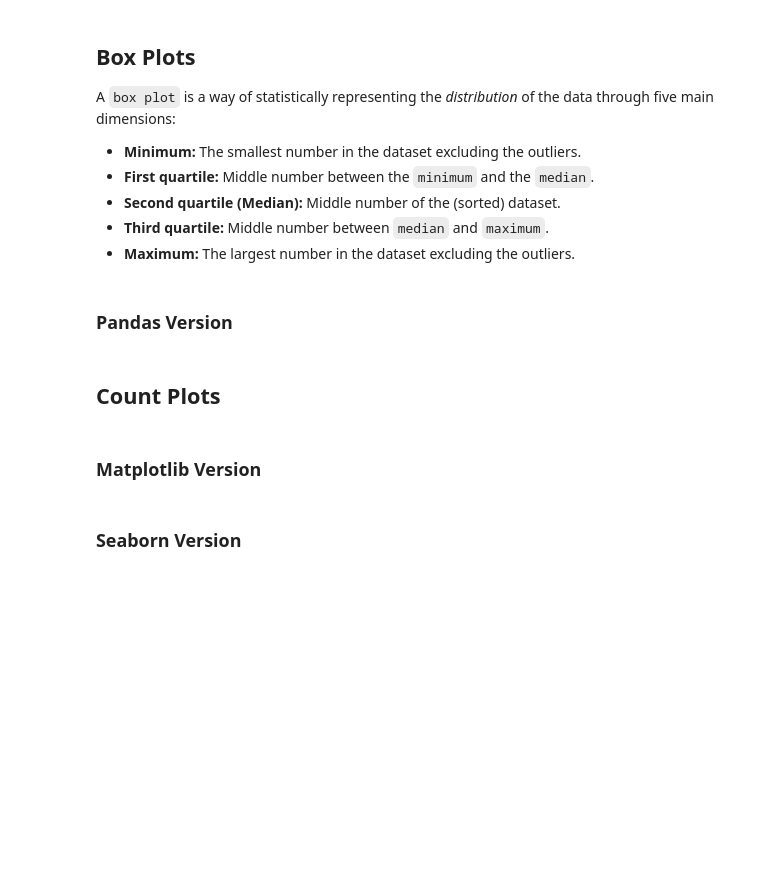
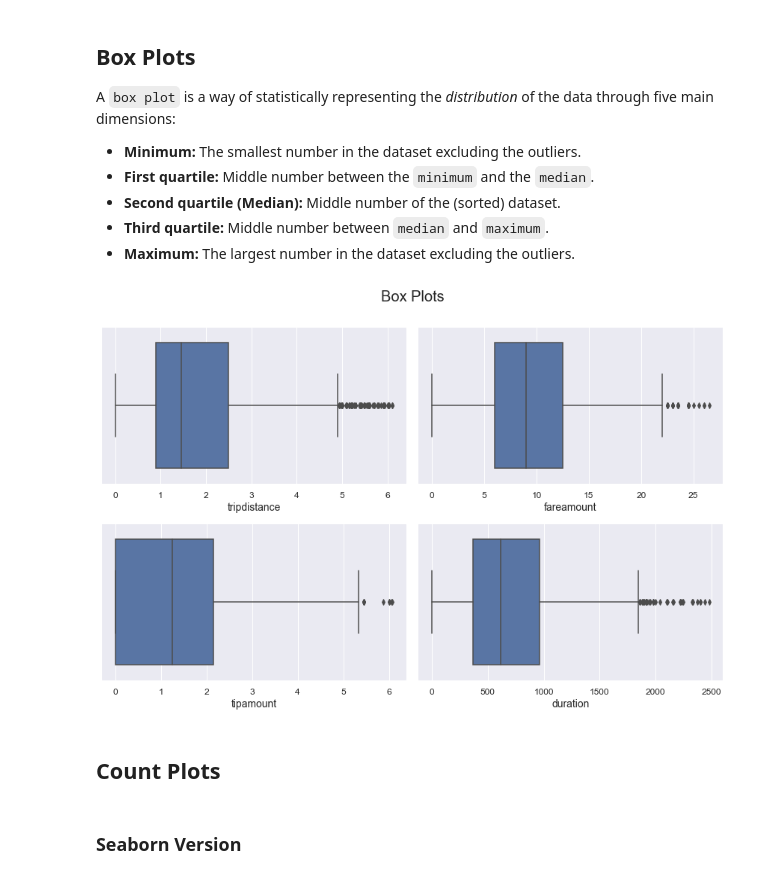
Before and after one commit to dennislamcv1/GoogleADA, a Jupyter notebook: Regression Analysis/Taxi Trips EDA.ipynb, the cells around one changed output. Cells and saved outputs as stored; diff of their text form; code cells hidden in the pictures; blank space fills up the shorter version.

```diff
--- a/Regression Analysis/Taxi Trips EDA.ipynb
+++ b/Regression Analysis/Taxi Trips EDA.ipynb
@@ -747,5 +1058,3 @@ A `box plot` is a way of statistically representing the *distribution* of the da
 *   **Second quartile (Median):** Middle number of the (sorted) dataset.
 *   **Third quartile:** Middle number between `median` and `maximum`.
 *   **Maximum:** The largest number in the dataset excluding the outliers.
-# %% [markdown]
-### Pandas Version
@@ -763,7 +1061,39 @@ plt.show()
+# %%
+#Plot 2 by 2 subplots
+
+fig, ((ax1, ax2), (ax3, ax4)) = plt.subplots(2,2, sharex=False, figsize=(12,8))
+fig.suptitle('Box Plots', y=1.0, size=20)
+
+sns.boxplot(x="tripdistance", y=None, data=df, ax=ax1)
+#ax1.set_title('Title of the first chart', size=20)
+#ax1.tick_params('x', labelrotation=45)
+ax1.set_xlabel("tripdistance")
+ax1.set_ylabel("")
+
+sns.boxplot(x="fareamount", y=None, data=df, ax=ax2)
+#ax2.set_title('Title of the second chart', size=20)
+#ax2.tick_params('x', labelrotation=45)
+ax2.set_xlabel("fareamount")
+ax2.set_ylabel("")
+
+sns.boxplot(x="tipamount", y=None, data=df, ax=ax3)
+#ax3.set_title('Title of the third chart', size=20)
+#ax3.tick_params('x', labelrotation=45)
+ax3.set_xlabel("tipamount")
+ax3.set_ylabel("")
+
+sns.boxplot(x="duration", y=None, data=df, ax=ax4)
+#aax4.set_title('Title of the fourth chart', size=20)
+#ax4.tick_params('x', labelrotation=45)
+ax4.set_xlabel("duration")
+ax4.set_ylabel("")
+
+plt.tight_layout()
+plt.show()
+# %% [output]
+[figure, added]
 # %% [markdown]
 ## Count Plots
-# %% [markdown]
-### Matplotlib Version
 # %% [markdown]
 ### Seaborn Version
 # %%
```
Also changed, not shown: parts of 123 cells of this notebook.
